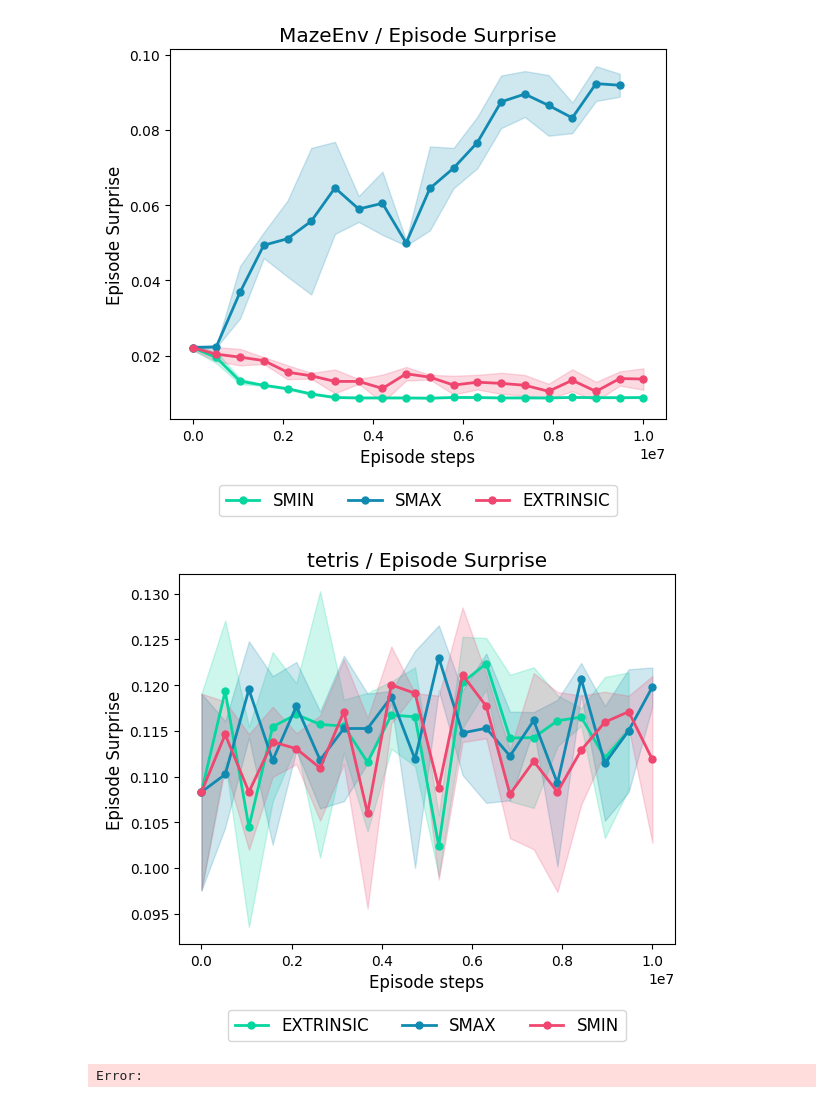
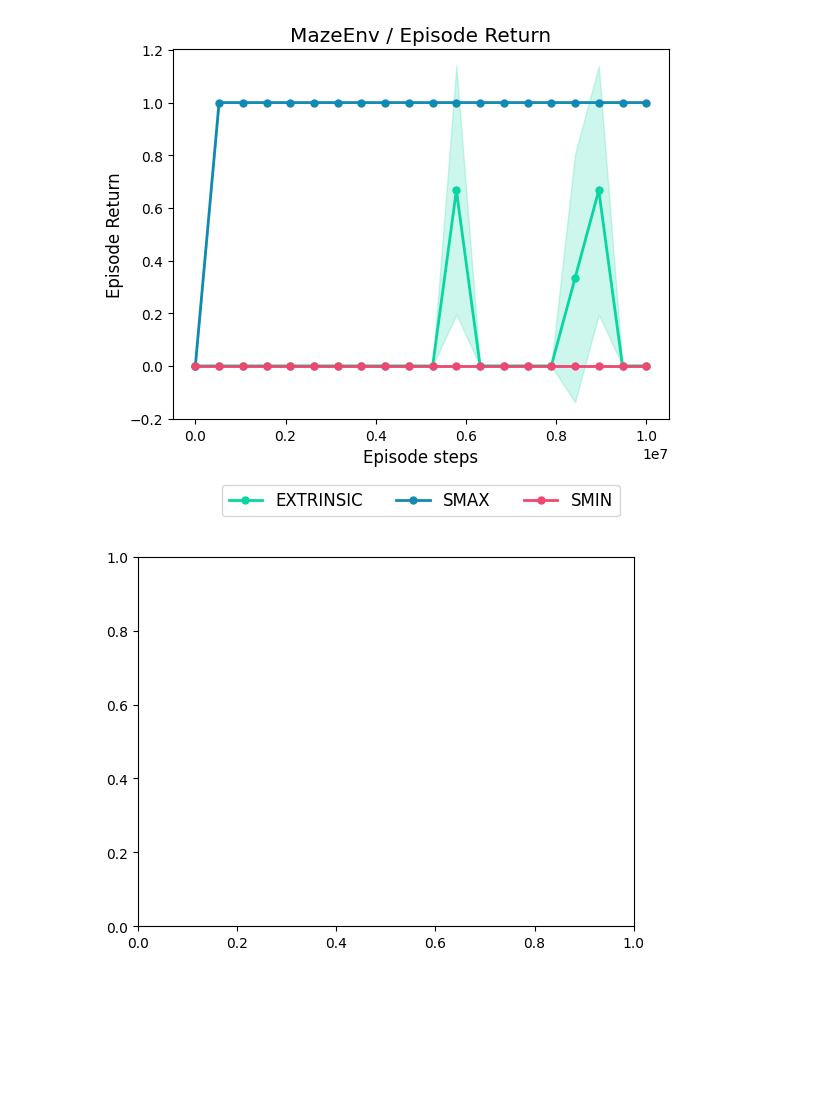
Before and after one commit to roger-creus/surprise-adaptive-agents, a Jupyter notebook: plots/RLC_paper_results.ipynb, the cells around one changed output. Saved outputs shown, nothing was run; the diff lists cells and outputs as text; code cells hidden in the pictures; blank space fills up the shorter version.

```diff
--- a/plots/RLC_paper_results.ipynb
+++ b/plots/RLC_paper_results.ipynb
@@ -5,13 +5,16 @@ import matplotlib.pyplot as plt
 import seaborn as sns
 import os
 # %%
-data_path = "../paper_results"
+data_path = "../runs"
 exps = os.listdir(data_path)
 reward_results = {}
 
-key_to_plot = "ep_surprise" # could be "ep_return"
+key_to_plot = "ep_return" # could be "ep_return", "ep_length", "ep_surprise"
 
 for exp in exps:
+    if "MinAtar" in exp:
+        continue
+
     if os.path.isdir(os.path.join(data_path, exp)):
 
         #join all words but the last _seed:1
@@ -22,3 +25,7 @@ for exp in exps:
         file = os.path.join(data_path, exp, "log.csv")
         reward_data = pd.read_csv(file)
         reward_results[exp_name].append(reward_data[key_to_plot])
+
+        # for tetris, instead, overwrite the return with =1 if ep_length > 500 and =0 otherwise
+        if "tetris" in exp:
+            reward_results[exp_name][-1] = (reward_data["ep_length"] > 100).astype(int)
@@ -57,15 +44,16 @@ for key in reward_results.keys():
     indices = np.linspace(0, reward_results[key].shape[1]-1, num_points, dtype=int)
     reward_results[key] = reward_results[key][:, indices]
 # %%
-env_names = ["ButterfliesEnv", "MazeEnv", "tetris"]
+env_names = ["ButterfliesEnv", "MazeEnv", "tetris", "ButterfliesEnvLarge", "MazeEnvLarge"]
 # one color for S-Max, S-Min, Extrinisc, S-Adapt
 colors = ["#06d6a0", "#118ab2", "#ef476f", "#073b4c"]
 
 for env in env_names:
     fig, ax = plt.subplots()
     idx_ = 0
-    for exp in reward_results:
-        if env not in exp:
+    for exp in sorted(reward_results):
+        # check if the env is in the exp name (MazeEnvLarge shouldnt be in MazeEnv for example)
+        if env not in exp or (env == "MazeEnv" and "MazeEnvLarge" in exp) or (env == "ButterfliesEnv" and "ButterfliesEnvLarge" in exp):
             continue
 
         exp_name = exp.split("_")[2].upper()
@@ -75,6 +63,8 @@ for env in env_names:
             metric_title = "Episode Return"
         elif key_to_plot == "ep_surprise":
             metric_title = "Episode Surprise"
+        elif key_to_plot == "ep_length":
+            metric_title = "Episode Length"
         else:
             raise ValueError("Invalid key_to_plot")
 
@@ -99,3 +89,2 @@ for env in env_names:
-[figure, old version]
+[figure, new version]
-[figure, old version]
+[figure, new version]
-Error:
```
Also changed, not shown: parts of 2 cells of this notebook, 3 other files.
